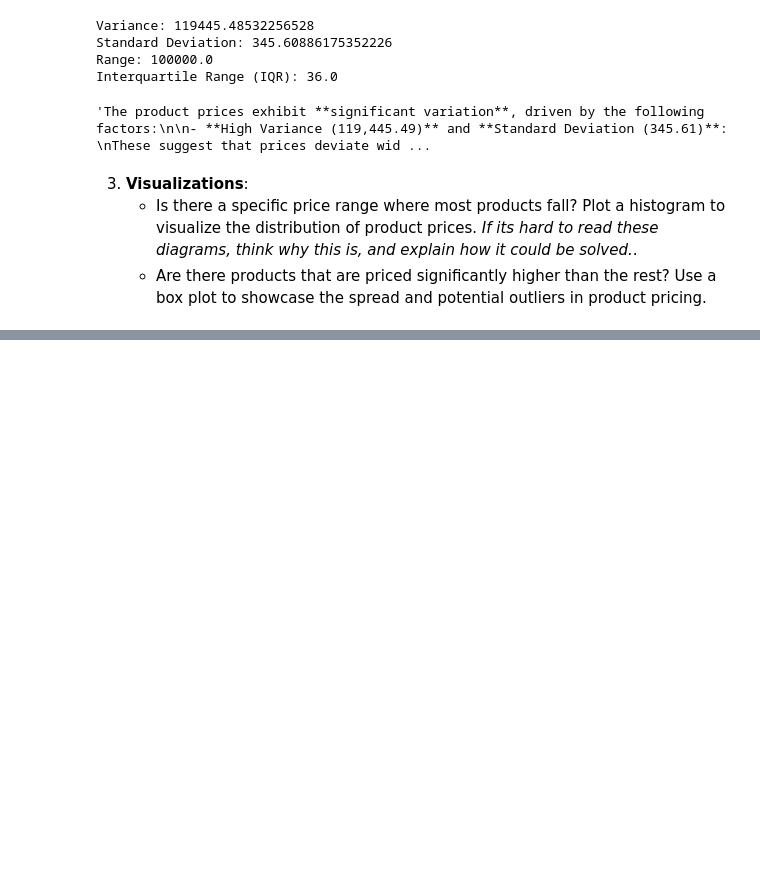
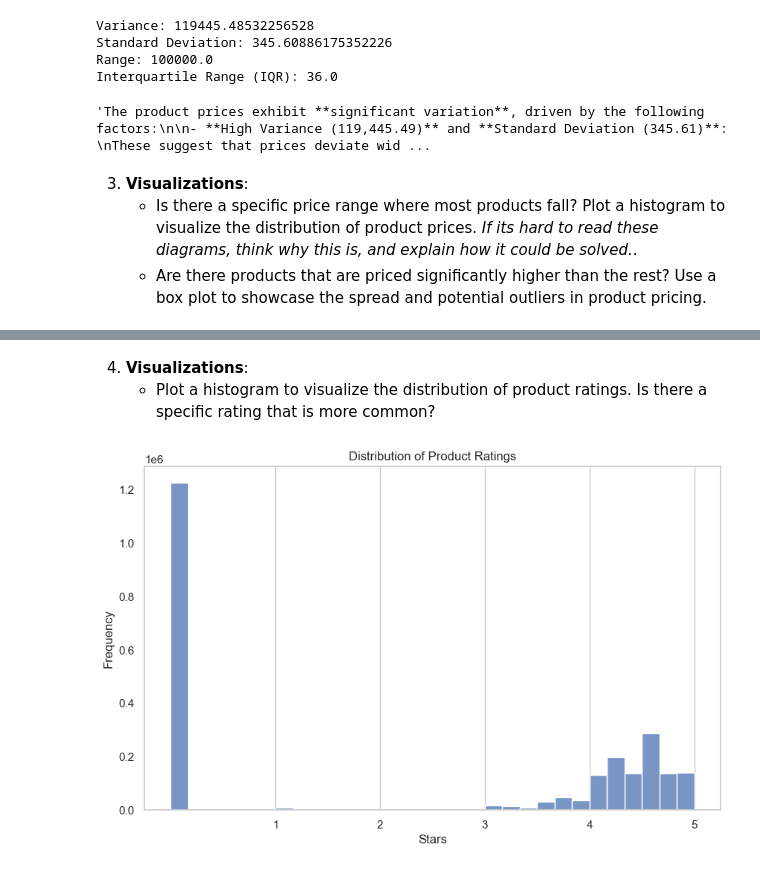
Before and after one commit to AnaNofuentes/lab-eda-univariate, a Jupyter notebook: lab_solution.ipynb, the cells around one changed output, grey strips where cells are left out. Drawn from its saved outputs; the diff is of its cells as text; code cells hidden in the pictures; blank space fills up the shorter version.

```diff
--- a/lab_solution.ipynb
+++ b/lab_solution.ipynb
@@ -153,0 +279,18 @@ while the majority of prices are more consistent.'''
+# %% [markdown]
+4. **Visualizations**:
+    - Plot a histogram to visualize the distribution of product ratings. Is there a specific rating that is more common?
+# %%
+# Set the style of seaborn
+sns.set_theme(style="whitegrid")
+
+# Create the histogram
+plt.figure(figsize=(10, 6))
+sns.histplot(df_amazon['stars'], bins=30, kde=False)  # You can adjust the number of bins
+plt.title('Distribution of Product Ratings')
+plt.xlabel('Stars')
+plt.ylabel('Frequency')
+plt.xticks(range(1, 6))  # Assuming a 1-5 star rating system
+plt.grid(axis='y')
+plt.show()
+# %% [output]
+[figure, added]
```
Also changed, not shown: parts of 19 cells of this notebook.
